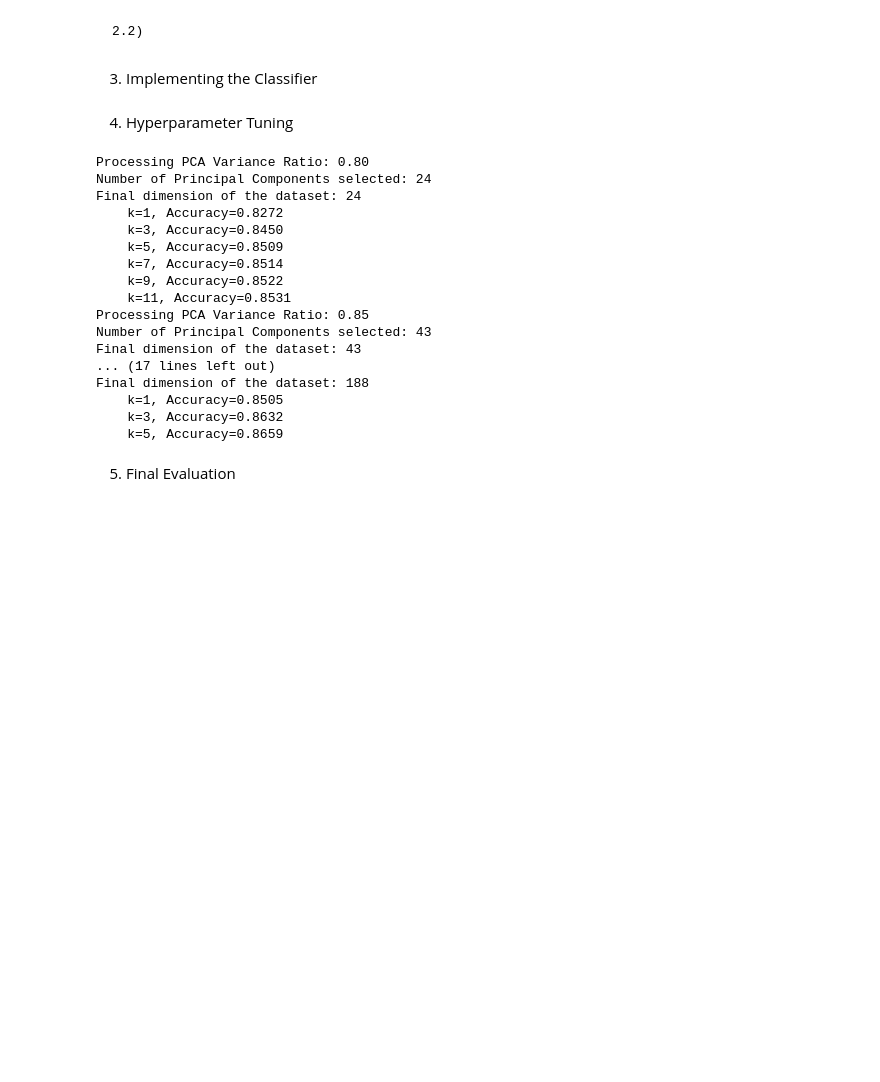
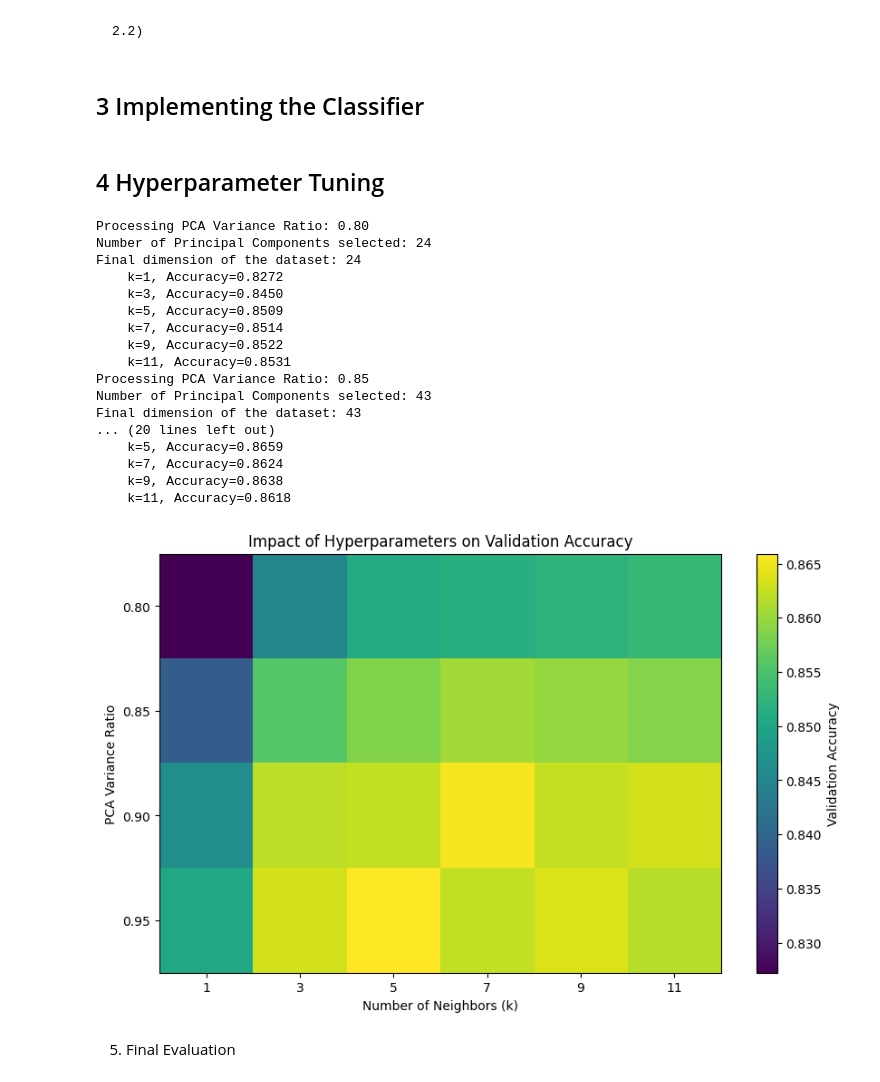
Before and after one commit to Minna79/MNIST-Classifier, a Jupyter notebook: MNIST-Classifier.ipynb, the cells around one changed output. Drawn from its saved outputs; the diff is of its cells as text; code cells hidden in the pictures; blank space fills up the shorter version.

```diff
--- a/MNIST-Classifier.ipynb
+++ b/MNIST-Classifier.ipynb
@@ -154,7 +150,7 @@ def preprocess_data(train_features, val_features, test_features, variance_ratio=
 
     return train_pca, val_pca, test_pca
 # %% [markdown]
-3) Implementing the Classifier
+## 3 Implementing the Classifier
 # %%
 def knn_predict(train_features, train_labels, evaluate_features, k):
 
@@ -195,7 +191,7 @@ def knn_predict(train_features, train_labels, evaluate_features, k):
 
   return predicted_labels
 # %% [markdown]
-4) Hyperparameter Tuning
+## 4 Hyperparameter Tuning
 # %%
 X_train, X_temp, y_train, y_temp = train_test_split(X, y, test_size=0.3, random_state=42)
 X_val, X_test, y_val, y_test = train_test_split(X_temp, y_temp, test_size=0.5, random_state=42)
@@ -238,38 +234,39 @@ def plot_tuning_results(results, pca_ratios, k_values):
     plt.xticks(ticks=np.arange(len(k_values)), labels=k_values)
     plt.yticks(ticks=np.arange(len(pca_ratios)), labels=[f"{vr:.2f}" for vr in pca_ratios])
     plt.xlabel('Number of Neighbors (k)')
     plt.ylabel('PCA Variance Ratio')
     plt.title('Impact of Hyperparameters on Validation Accuracy')
     plt.show()
 
 
 # Hyperparameter Ranges
 pca_variance_ratios = [0.80, 0.85, 0.90, 0.95]
 k_values = [1, 3, 5, 7, 9, 11]
 
 # Run the tuning process
 results = tune_knn_pca(X_train, y_train, X_val, y_val, pca_variance_ratios, k_values)
 
 # Plot the results
-plot_tuning_r
+plot_tuning_results(results, pca_variance_ratios, k_values)
 # %% [output]
 Processing PCA Variance Ratio: 0.80
 Number of Principal Components selected: 24
 Final dimension of the dataset: 24
     k=1, Accuracy=0.8272
     k=3, Accuracy=0.8450
     k=5, Accuracy=0.8509
     k=7, Accuracy=0.8514
     k=9, Accuracy=0.8522
     k=11, Accuracy=0.8531
 Processing PCA Variance Ratio: 0.85
 Number of Principal Components selected: 43
 Final dimension of the dataset: 43
-... (17 lines left out)
-Final dimension of the dataset: 188
-    k=1, Accuracy=0.8505
-    k=3, Accuracy=0.8632
+... (20 lines left out)
     k=5, Accuracy=0.8659
+    k=7, Accuracy=0.8624
+    k=9, Accuracy=0.8638
+    k=11, Accuracy=0.8618
+[figure, added]
 # %% [markdown]
 5) Final Evaluation
 # %%
```
Also changed, not shown: parts of 8 cells of this notebook.
